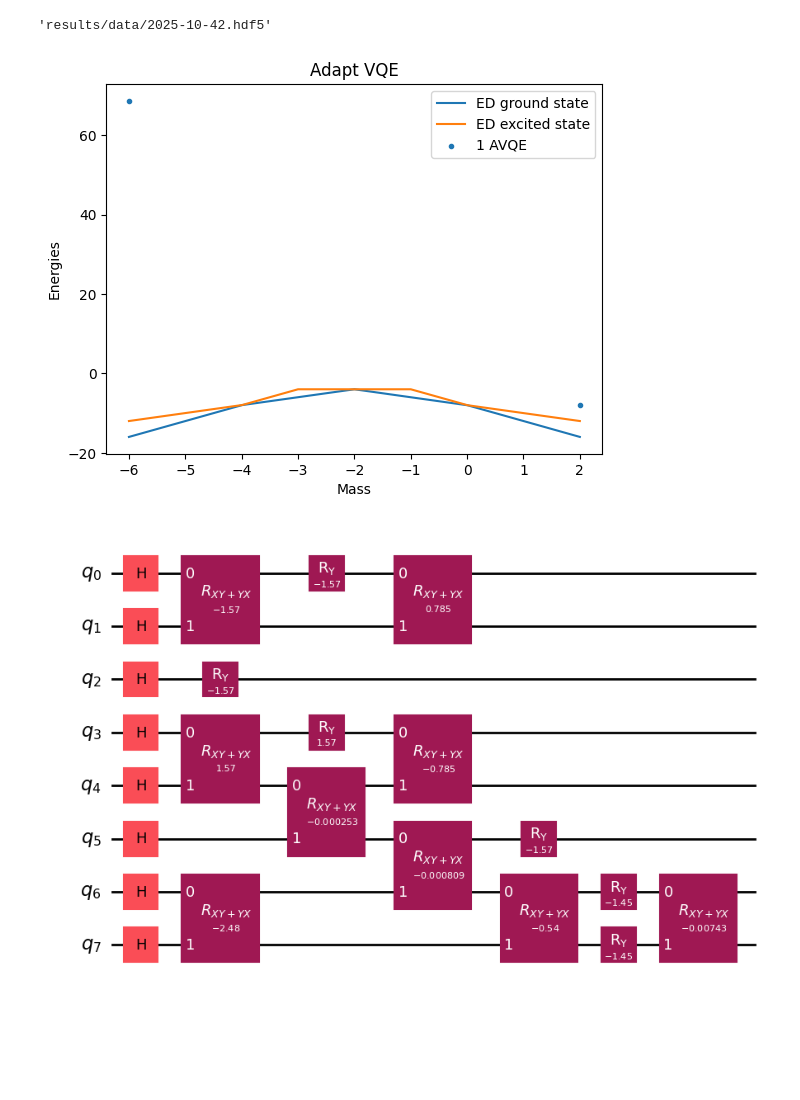
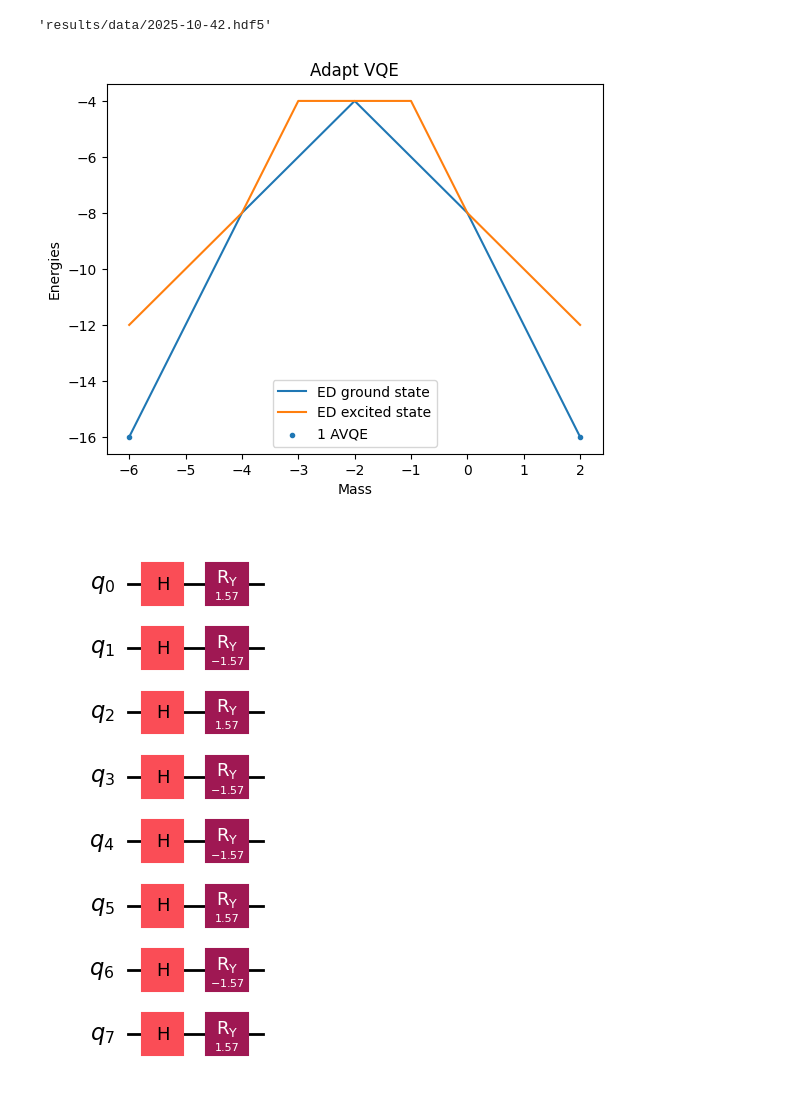
Before and after one commit to NicoDic98/QC-MasterThesis, a Jupyter notebook: plots.ipynb, the cells around one changed output. Cells and saved outputs as stored; diff of their text form; code cells hidden in the pictures; blank space fills up the shorter version.

```diff
--- a/plots.ipynb
+++ b/plots.ipynb
@@ -209,23 +207,23 @@ h5_file
 'results/data/2025-10-42.hdf5'
 # %%
 with h5py.File(h5_file, "r") as f:
-    avqe_1_loader = ResultLoader(f["2025-10-20_14-57-41-23703845"])
+    avqe_1_loader = ResultLoader(f["2025-10-20_17-13-50-42"])
     avqe_1_energy, avqe_1_mass = avqe_1_loader.get_energy_mass({})
-    circuit = avqe_1_loader.get_circuit({HamiltonianParameters.Mass: 1}, True)
+    circuit = avqe_1_loader.get_circuit({HamiltonianParameters.Mass: 0}, True)
 with h5py.File(f"{data_folder}{"2025-09-35"}.hdf5", "r") as f:
     ed_loader = ResultLoader(f["2025-09-03_22-35-17"])
     ed_energy, ed_mass = ed_loader.get_energy_mass({})
 fig, ax = plt.subplots()
 ax.plot(ed_mass, ed_energy[:, 0], label="ED ground state", zorder=-1)
 ax.plot(ed_mass, ed_energy[:, 1], label="ED excited state", zorder=-1)
 ax.scatter(avqe_1_mass, avqe_1_energy, label="1 AVQE", marker='.')
 ax.set(xlabel='Mass', ylabel='Energies')
 ax.set_title("Adapt VQE")
 ax.legend()
 plt.show()
 # %% [output]
-[figure, old version]
+[figure, new version]
 # %%
 circuit.draw("mpl")
 # %% [output]
-[figure, old version]
+[figure, new version]
```
Also changed, not shown: parts of 1 cell of this notebook.
